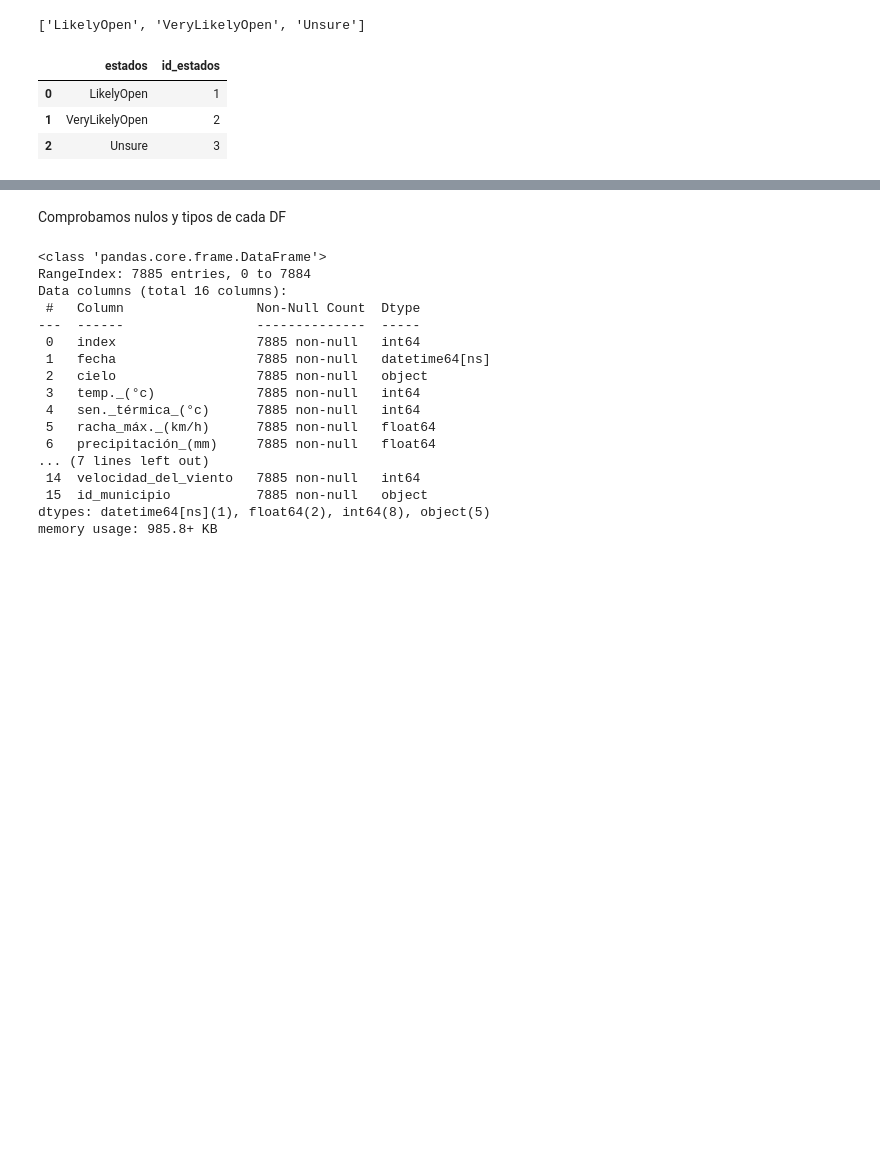
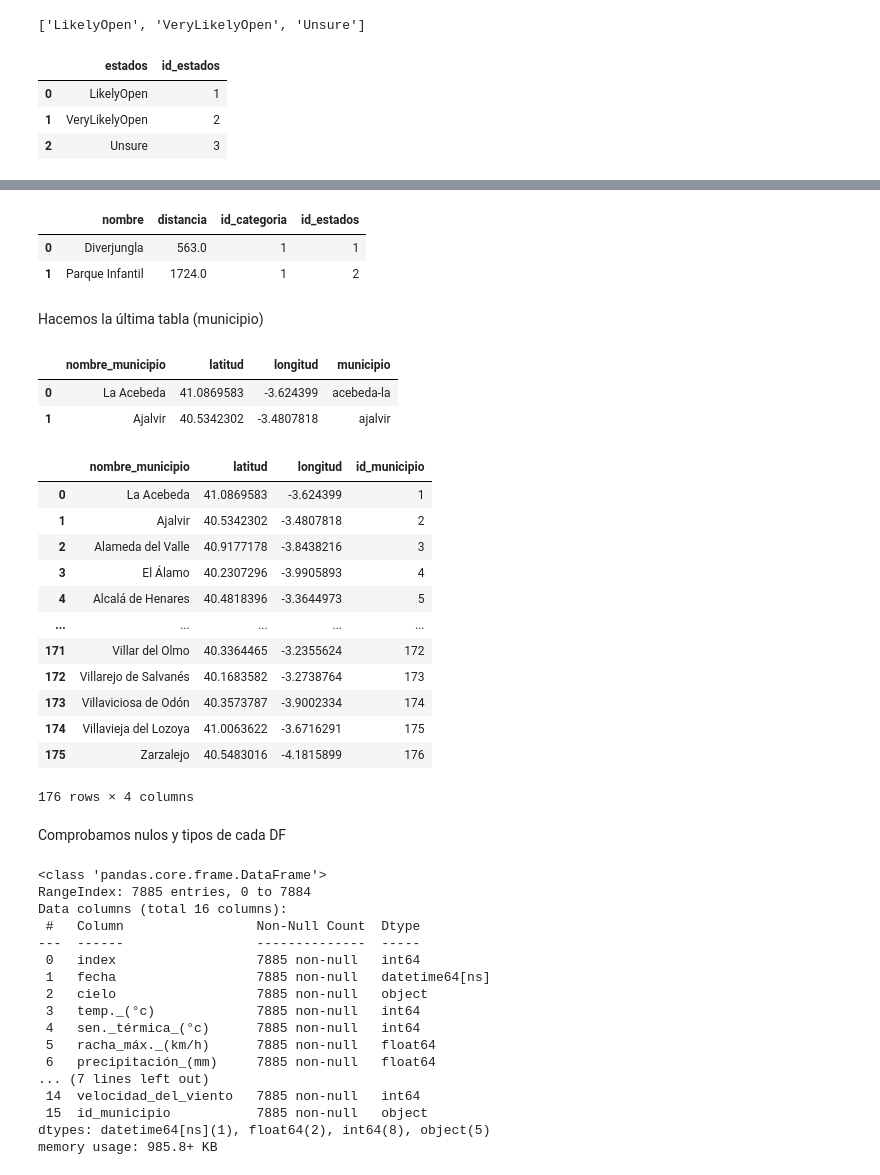
Before and after one commit to jgilsu11/laboratorio-modulo4-leccion03-SQL_y_Python, a Jupyter notebook: Df_completo.ipynb, the cells around one changed output, grey strips where cells are left out. Cells and saved outputs as stored; diff of their text form; code cells hidden in the pictures; blank space fills up the shorter version.

```diff
--- a/Df_completo.ipynb
+++ b/Df_completo.ipynb
@@ -205,3 +267,75 @@ df_tiempo
+# %%
+
+diccionario= {}
+datos = df_categorias.groupby("categorias")["id_categorias"].first()
+datos_cielo = list(datos.index)
+lista_estados = list(datos.values)
+for i in range(0, len(datos_cielo)):
+    diccionario[datos_cielo[i]] = lista_estados[i]
+
+df_lugar["id_categoria"] = df_lugar["categoria"].map(diccionario)
+# %%
+
+diccionario= {}
+datos = df_estados.groupby("estados")["id_estados"].first()
+datos_cielo = list(datos.index)
+lista_estados = list(datos.values)
+for i in range(0, len(datos_cielo)):
+    diccionario[datos_cielo[i]] = lista_estados[i]
+
+df_lugar["id_estados"] = df_lugar["estado"].map(diccionario)
+
+df_lugar.drop(columns="categoria", inplace=True)
+df_lugar.drop(columns="estado", inplace=True)
+# %%
+
+df_lugar.head(2)
+# %% [output]
+|  | nombre | distancia | id_categoria | id_estados |
+| 0 | Diverjungla | 563.0 | 1 | 1 |
+| 1 | Parque Infantil | 1724.0 | 1 | 2 |
+# %% [markdown]
+Hacemos la última tabla (municipio)
+# %%
+df= pd.DataFrame()
+df["nombre_municipio"]= df_municipioss["nombre_municipio"]
+df["latitud"]= df_municipioss["latitude"]
+df["longitud"]= df_municipioss["longitude"]
+df["municipio"]= df_municipioss["id_municipio_cambiar"]
+df_municipios1= df
+df_municipios1.head(2)
+# %% [output]
+|  | nombre_municipio | latitud | longitud | municipio |
+| 0 | La Acebeda | 41.0869583 | -3.624399 | acebeda-la |
+| 1 | Ajalvir | 40.5342302 | -3.4807818 | ajalvir |
+# %%
+
+diccionario= {}
+datos = df_municipiosdic.groupby("municipios")["id_municipios"].first()
+datos_cielo = list(datos.index)
+lista_estados = list(datos.values)
+for i in range(0, len(datos_cielo)):
+    diccionario[datos_cielo[i]] = lista_estados[i]
+
+df_municipios1["id_municipio"] = df_municipios1["nombre_municipio"].map(diccionario)
+df_municipios1.drop(columns="municipio", inplace=True)
+# %%
+
+df_municipios1
+# %% [output]
+|  | nombre_municipio | latitud | longitud | id_municipio |
+| 0 | La Acebeda | 41.0869583 | -3.624399 | 1 |
+| 1 | Ajalvir | 40.5342302 | -3.4807818 | 2 |
+| 2 | Alameda del Valle | 40.9177178 | -3.8438216 | 3 |
+| 3 | El Álamo | 40.2307296 | -3.9905893 | 4 |
+| 4 | Alcalá de Henares | 40.4818396 | -3.3644973 | 5 |
+| ... | ... | ... | ... | ... |
+| 171 | Villar del Olmo | 40.3364465 | -3.2355624 | 172 |
+| 172 | Villarejo de Salvanés | 40.1683582 | -3.2738764 | 173 |
+| 173 | Villaviciosa de Odón | 40.3573787 | -3.9002334 | 174 |
+| 174 | Villavieja del Lozoya | 41.0063622 | -3.6716291 | 175 |
+| 175 | Zarzalejo | 40.5483016 | -4.1815899 | 176 |
+176 rows × 4 columns
 # %% [markdown]
 Comprobamos nulos y tipos de cada DF
 # %%
```
Also changed, not shown: parts of 13 cells of this notebook.
